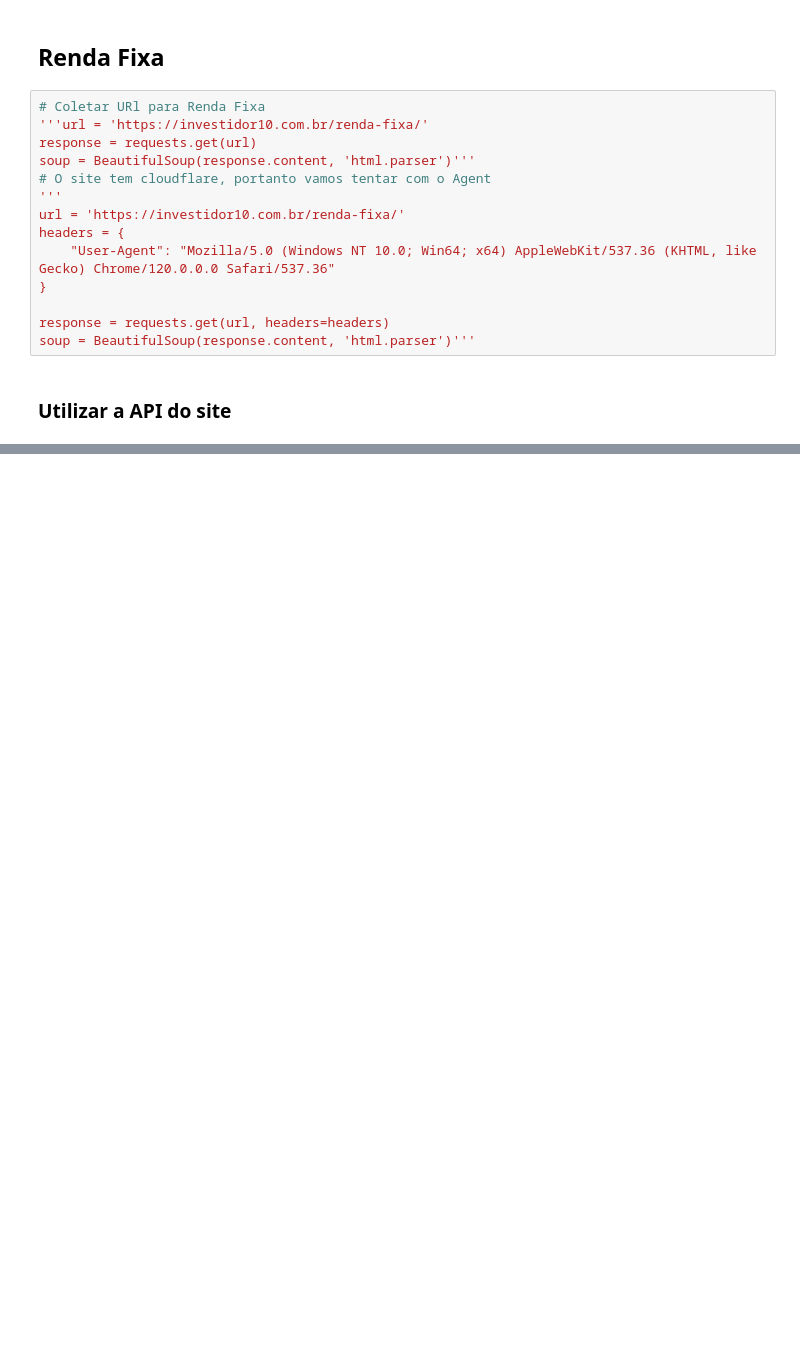
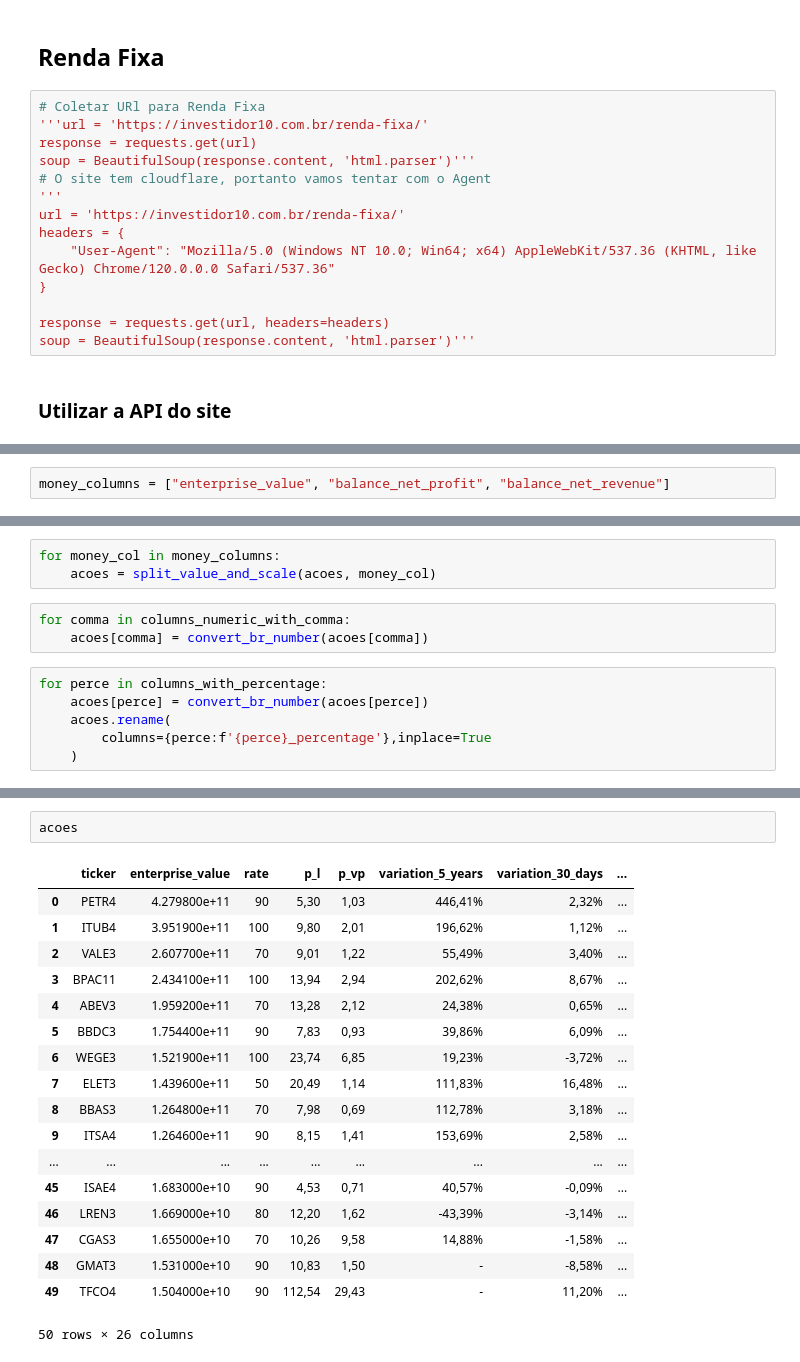
Before and after one commit to Guigarciarosa/InvestiPro, a Jupyter notebook: pipeline/notebooks/elt.ipynb, the cells around one changed output, grey strips where cells are left out. Saved outputs shown, nothing was run; the diff lists cells and outputs as text; blank space fills up the shorter version.

Commit message:
Primeira organização do Pipeline de Dados e as extrações da Renda Fixa e Acoes

```diff
--- a/pipeline/notebooks/elt.ipynb
+++ b/pipeline/notebooks/elt.ipynb
@@ -108,0 +394,2 @@ pd.DataFrame data
+# %%
+money_columns = ["enterprise_value", "balance_net_profit", "balance_net_revenue"]
@@ -108,0 +428,12 @@ pd.DataFrame data
+# %%
+for money_col in money_columns:
+    acoes = split_value_and_scale(acoes, money_col)
+# %%
+for comma in columns_numeric_with_comma:
+    acoes[comma] = convert_br_number(acoes[comma])
+# %%
+for perce in columns_with_percentage:
+    acoes[perce] = convert_br_number(acoes[perce])
+    acoes.rename(
+        columns={perce:f'{perce}_percentage'},inplace=True
+    )
@@ -108,0 +483,21 @@ pd.DataFrame data
+# %%
+acoes
+# %% [output]
+|  | ticker | enterprise_value | rate | p_l | p_vp | variation_5_years | variation_30_days | ... |
+| 0 | PETR4 | 4.279800e+11 | 90 | 5,30 | 1,03 | 446,41% | 2,32% | ... |
+| 1 | ITUB4 | 3.951900e+11 | 100 | 9,80 | 2,01 | 196,62% | 1,12% | ... |
+| 2 | VALE3 | 2.607700e+11 | 70 | 9,01 | 1,22 | 55,49% | 3,40% | ... |
+| 3 | BPAC11 | 2.434100e+11 | 100 | 13,94 | 2,94 | 202,62% | 8,67% | ... |
+| 4 | ABEV3 | 1.959200e+11 | 70 | 13,28 | 2,12 | 24,38% | 0,65% | ... |
+| 5 | BBDC3 | 1.754400e+11 | 90 | 7,83 | 0,93 | 39,86% | 6,09% | ... |
+| 6 | WEGE3 | 1.521900e+11 | 100 | 23,74 | 6,85 | 19,23% | -3,72% | ... |
+| 7 | ELET3 | 1.439600e+11 | 50 | 20,49 | 1,14 | 111,83% | 16,48% | ... |
+| 8 | BBAS3 | 1.264800e+11 | 70 | 7,98 | 0,69 | 112,78% | 3,18% | ... |
+| 9 | ITSA4 | 1.264600e+11 | 90 | 8,15 | 1,41 | 153,69% | 2,58% | ... |
+| ... | ... | ... | ... | ... | ... | ... | ... | ... |
+| 45 | ISAE4 | 1.683000e+10 | 90 | 4,53 | 0,71 | 40,57% | -0,09% | ... |
+| 46 | LREN3 | 1.669000e+10 | 80 | 12,20 | 1,62 | -43,39% | -3,14% | ... |
+| 47 | CGAS3 | 1.655000e+10 | 70 | 10,26 | 9,58 | 14,88% | -1,58% | ... |
+| 48 | GMAT3 | 1.531000e+10 | 90 | 10,83 | 1,50 | - | -8,58% | ... |
+| 49 | TFCO4 | 1.504000e+10 | 90 | 112,54 | 29,43 | - | 11,20% | ... |
+50 rows × 26 columns
```
Also changed, not shown: parts of 16 cells of this notebook, 1 other file.
